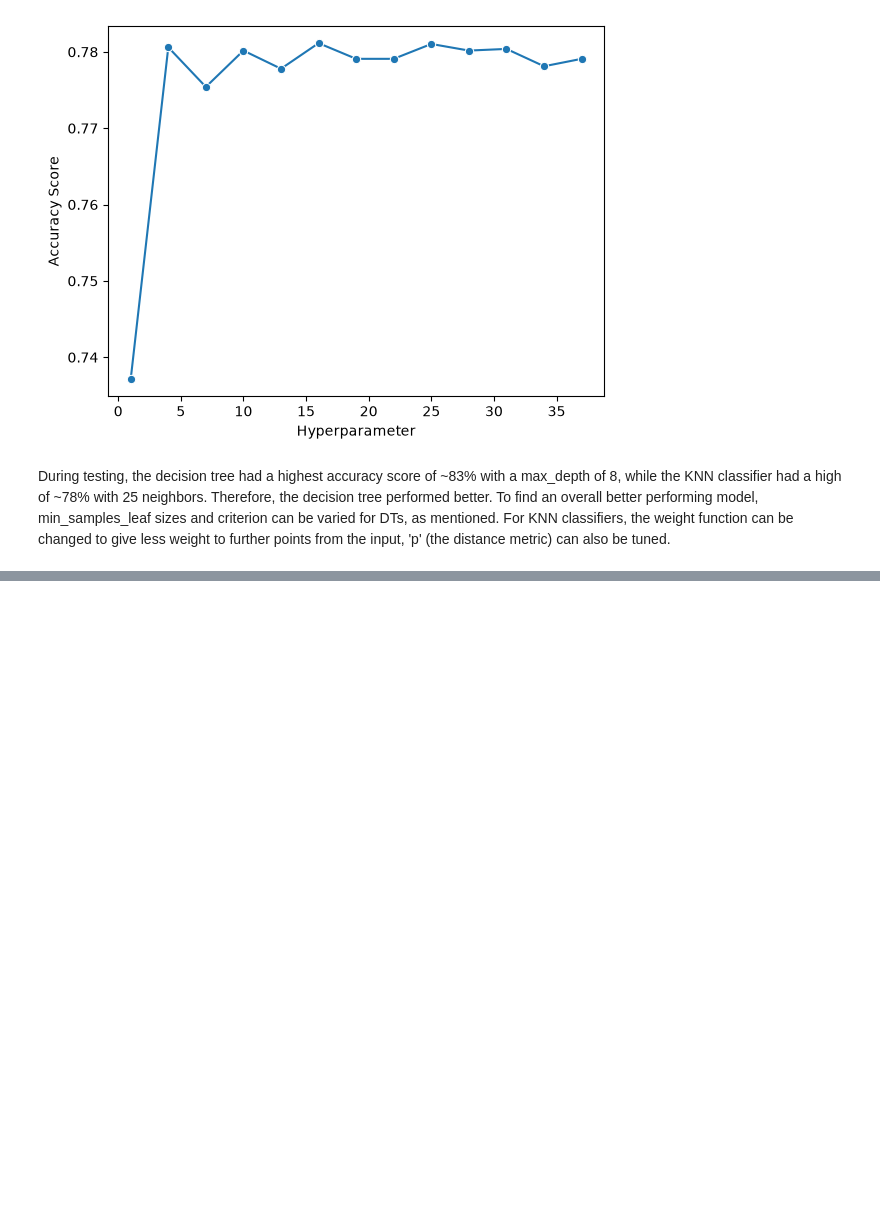
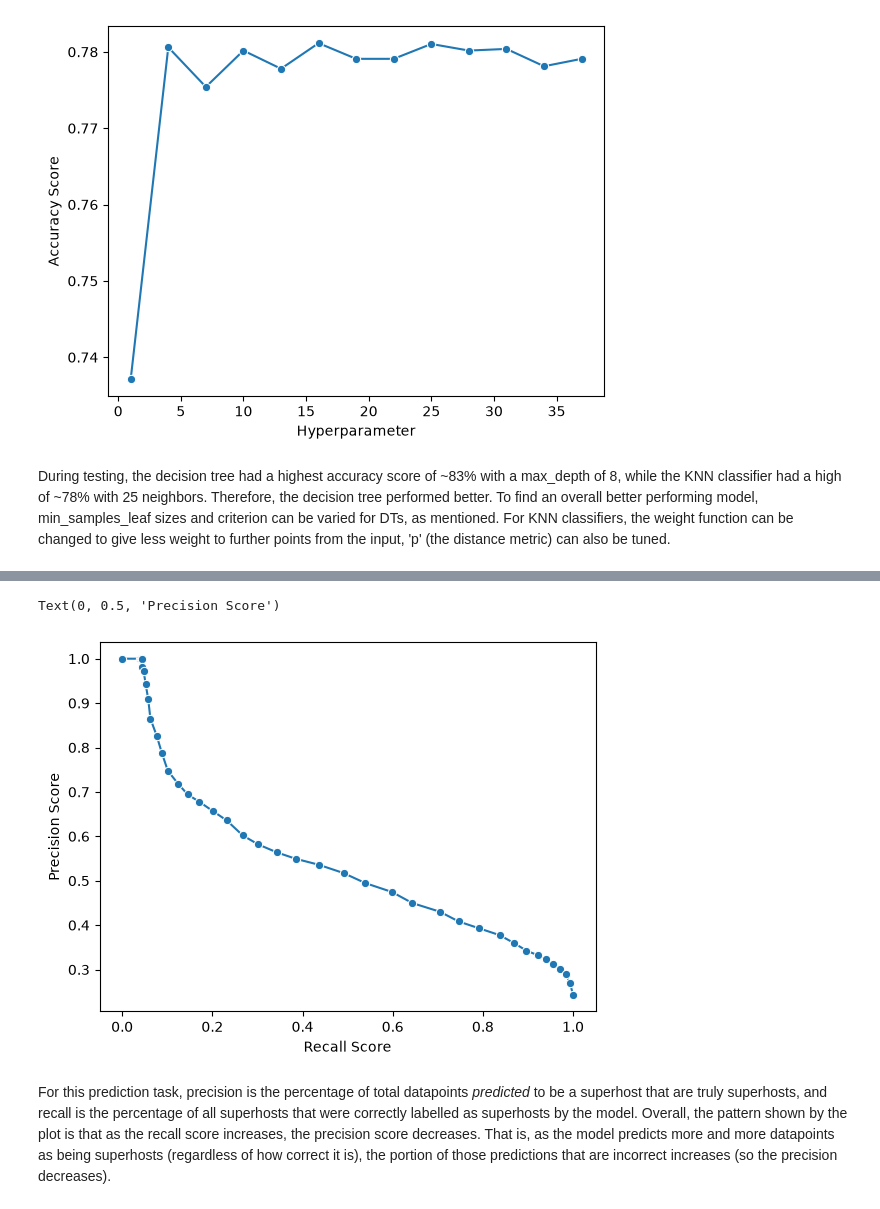
Before and after one commit to fernandezLeonardo/airbnb-nyc-classification, a Jupyter notebook: Fernandez_Leonardo_CA2.ipynb, the cells around one changed output, grey strips where cells are left out. Cells and saved outputs as stored; diff of their text form; code cells hidden in the pictures; blank space fills up the shorter version.

Commit message:
Complete classification threshold analysis

```diff
--- a/Fernandez_Leonardo_CA2.ipynb
+++ b/Fernandez_Leonardo_CA2.ipynb
@@ -348,0 +334,12 @@ F1-Score: 0.33984375
+# %%
+from sklearn.metrics import precision_recall_curve
+# Vary the threshold for classification threshold and see relation between precision vs recall
+precision, recall, threshold = precision_recall_curve(y_test, probability_predictions)
+ax = sns.lineplot(x=recall, y=precision, marker='o')
+ax.set_xlabel("Recall Score")
+ax.set_ylabel("Precision Score")
+# %% [output]
+Text(0, 0.5, 'Precision Score')
+[figure, added]
+# %% [markdown]
+For this prediction task, precision is the percentage of total datapoints *predicted* to be a superhost that are truly superhosts, and recall is the percentage of all superhosts that were correctly labelled as superhosts by the model. Overall, the pattern shown by the plot is that as the recall score increases, the precision score decreases. That is, as the model predicts more and more datapoints as being superhosts (regardless of how correct it is), the portion of those predictions that are incorrect increases (so the precision decreases).
```
Also changed, not shown: parts of 6 cells of this notebook.
